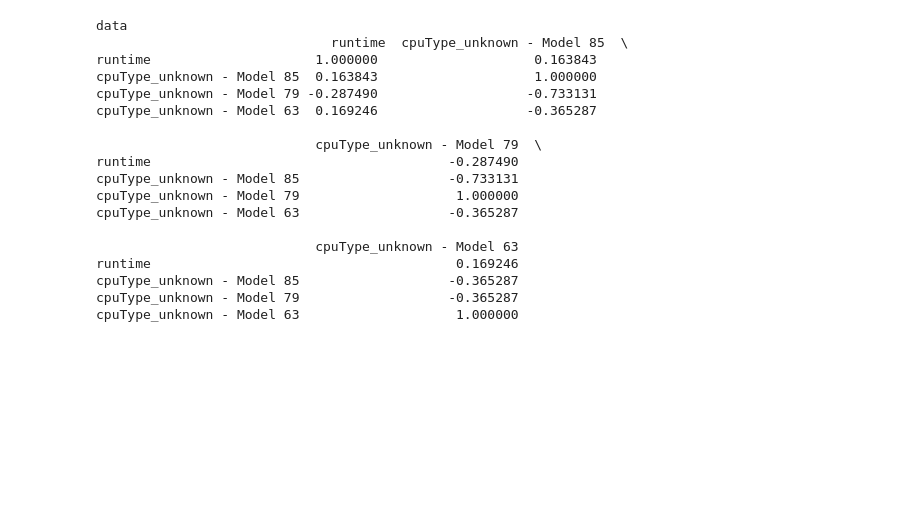
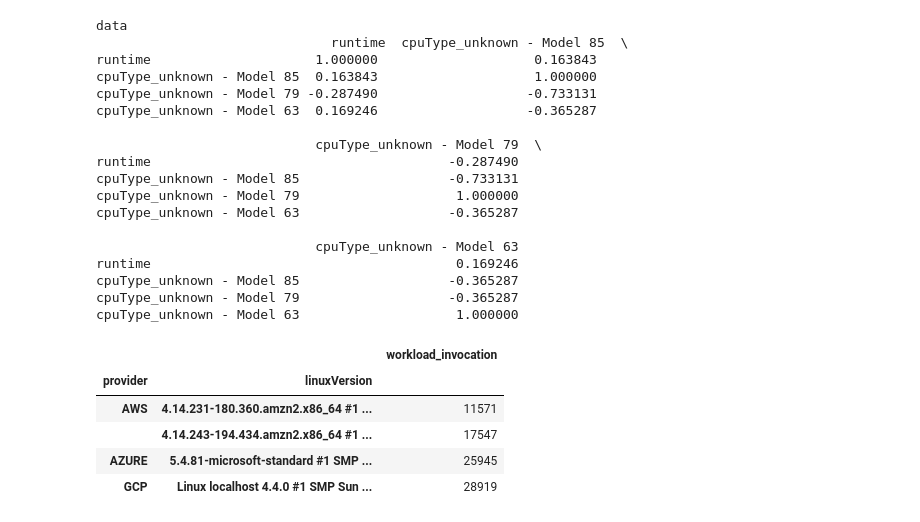
Before and after one commit to l8518/geot-faas, a Jupyter notebook: 020_provider_analysis_instances.ipynb, the cells around one changed output. Cells and saved outputs as stored; diff of their text form; code cells hidden in the pictures; blank space fills up the shorter version.

```diff
--- a/020_provider_analysis_instances.ipynb
+++ b/020_provider_analysis_instances.ipynb
@@ -258,3 +242,33 @@ runtime                                       0.169246
 cpuType_unknown - Model 85                   -0.365287
 cpuType_unknown - Model 79                   -0.365287
 cpuType_unknown - Model 63                    1.000000
+# %%
+def process_linux_version(row):
+    # print(row)
+
+    if (row['provider'] == 'AWS'):
+        val = row['linuxVersion']
+        xpos = val.find(" ", 6)
+        val = val[xpos+1:]
+        row['linuxVersion'] = val
+    elif (row['provider'] == 'AZURE'):
+        val = row['linuxVersion']
+        xpos = val.find(" ", 6)
+        val = val[xpos+1:]
+        row['linuxVersion'] = val
+    elif (row['provider'] == 'GCP'):
+        pass
+    else:
+        raise Exception("Error Processing Linux Version")
+    return row
+df_linux = df[['workload_invocation','provider', 'linuxVersion']].apply(process_linux_version, axis=1)
+# %%
+# Count different version on workload invocations.
+df_linux.groupby(['provider', 'linuxVersion']).nunique()
+# %% [output]
+|  |  | workload_invocation |
+| provider | linuxVersion |  |
+| AWS | 4.14.231-180.360.amzn2.x86_64 #1 ... | 11571 |
+|  | 4.14.243-194.434.amzn2.x86_64 #1 ... | 17547 |
+| AZURE | 5.4.81-microsoft-standard #1 SMP ... | 25945 |
+| GCP | Linux localhost 4.4.0 #1 SMP Sun ... | 28919 |
```
Also changed, not shown: parts of 1 cell of this notebook, 1 other file.
